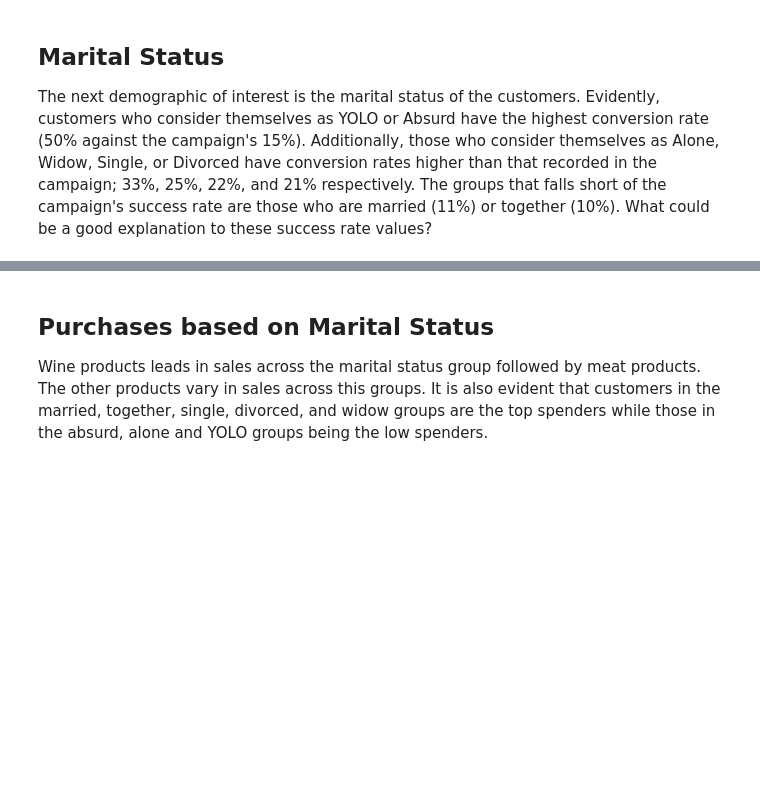
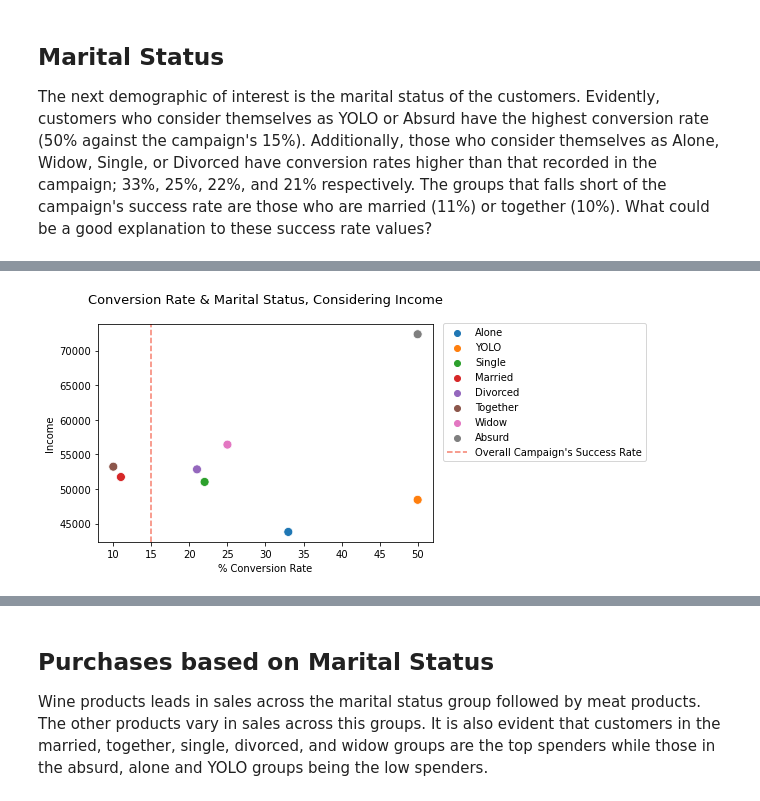
Before and after one commit to Demiga-g/iFood-Marketing-Analysis, a Jupyter notebook: iFood Marketing Analysis.ipynb, the cells around one changed output, grey strips where cells are left out. Saved outputs shown, nothing was run; the diff lists cells and outputs as text; code cells hidden in the pictures; blank space fills up the shorter version.

```diff
--- a/iFood Marketing Analysis.ipynb
+++ b/iFood Marketing Analysis.ipynb
@@ -300,0 +310,13 @@ The ages are classified into five categories: `25-34`, `35-44`, `45-54`, `55-64`
+# %%
+inc_marital = ifood.groupby('Marital_Status')['Income'].mean()
+inc_marital_conv = (pd.concat([inc_marital, marital_conv_rate],
+                              axis=1)
+                    .rename(columns={0: '% Conversion Rate'})
+                    .sort_values('Income'))
+
+explain_plot(inc_marital_conv, x='% Conversion Rate', y='Income')
+plt.legend(loc=(1.03, 0.37))
+plt.title("Conversion Rate & Marital Status, Considering Income\n",
+          size=13);
+# %% [output]
+[figure, added]
```
Also changed, not shown: parts of 72 cells of this notebook.
